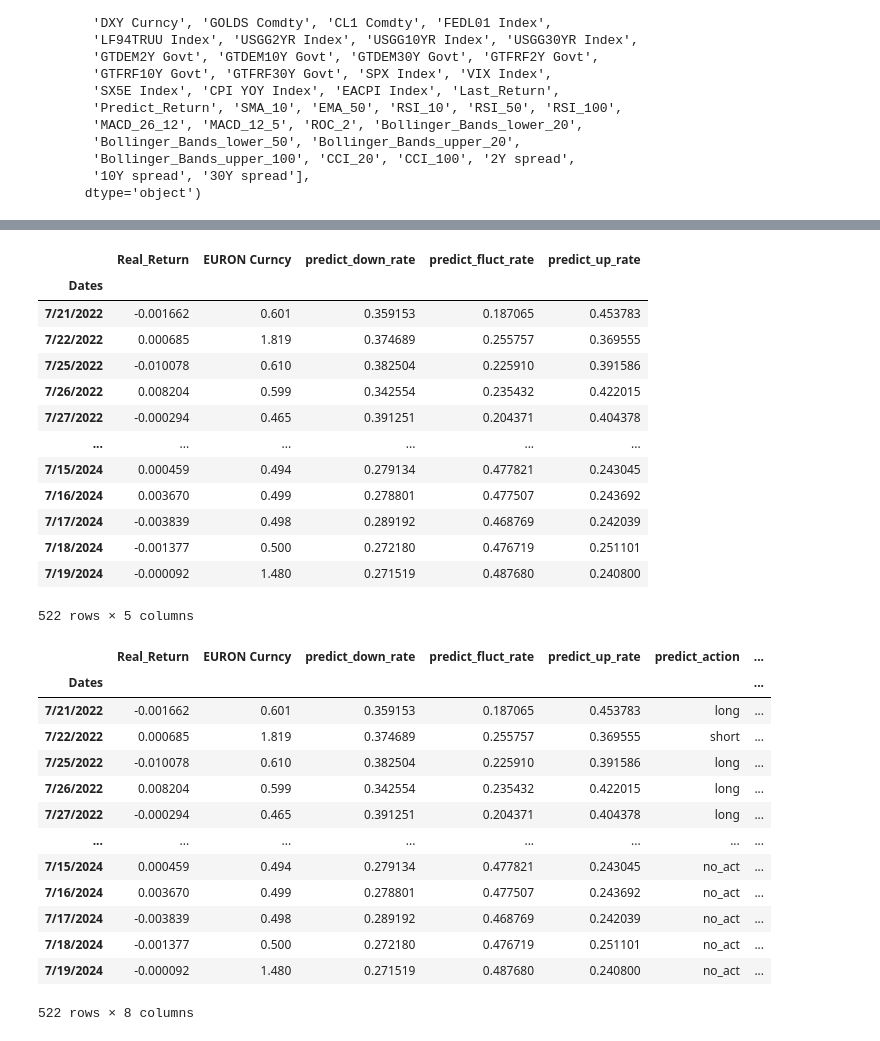
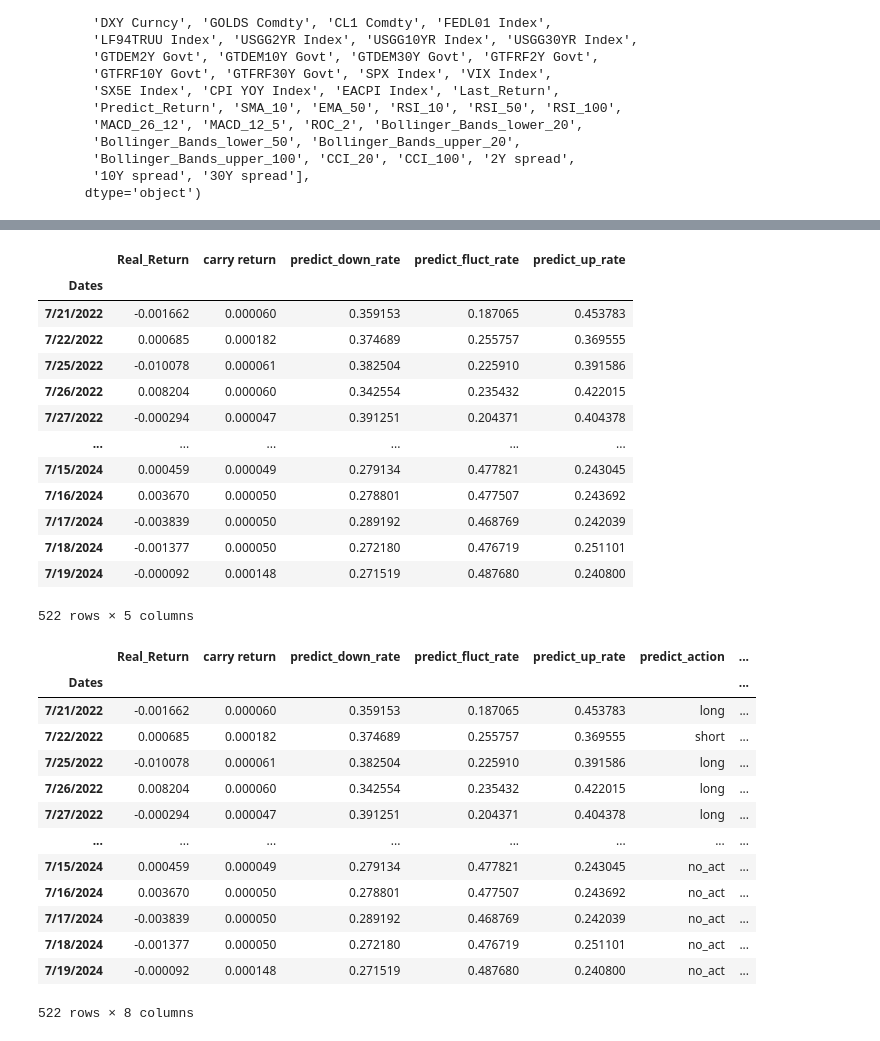
Before and after one commit to MeltonYu/EURUSD-LSTM-prediction, a Jupyter notebook: EURUSD_performance_Mix.ipynb, the cells around one changed output, grey strips where cells are left out. Saved outputs shown, nothing was run; the diff lists cells and outputs as text; code cells hidden in the pictures.

```diff
--- a/EURUSD_performance_Mix.ipynb
+++ b/EURUSD_performance_Mix.ipynb
@@ -138,7 +138,7 @@ print(len(real_results[real_results==2]))
 import time_net
 
 hyperparas = {'input_dim':x_train.shape[-1],'hidden_dim':32,'hidden_nums':2,'output_dim':3,'block_layer_nums':2, 'LSTM_layer_nums':1
-        , 'dropout_rate':0.5}
+        , 'dropout_rate':0.75}
 
 net_test = time_net.LSTM_Net(hyperparas=hyperparas)
 
@@ -234,4 +234,9 @@ Index(['Dates', 'PX_OPEN', 'PX_HIGH', 'PX_LOW', 'PX_LAST', 'EURUSDV1W Curncy',
 df_test.reset_index(inplace=True,drop=True)
 df_test_result = df_test.loc[(time_delta-1):,['Dates','Predict_Return','EURON Curncy']].copy()
 
+df_test_result.rename(columns={'EURON Curncy':'carry return'},inplace=True)
+df_test_result['carry return'] = df_test_result['carry return']/10000
+
 df_test_result.rename(columns={'Predict_Return':'Real_Return'},inplace=True)
+
+df_test_result
@@ -246,50 +265,50 @@ df_test_result.set_index("Dates",drop=True,inplace=True)
 
 df_test_result
 # %% [output]
-|  | Real_Return | EURON Curncy | predict_down_rate | predict_fluct_rate | predict_up_rate |
+|  | Real_Return | carry return | predict_down_rate | predict_fluct_rate | predict_up_rate |
 | Dates |  |  |  |  |  |
-| 7/21/2022 | -0.001662 | 0.601 | 0.359153 | 0.187065 | 0.453783 |
-| 7/22/2022 | 0.000685 | 1.819 | 0.374689 | 0.255757 | 0.369555 |
-| 7/25/2022 | -0.010078 | 0.610 | 0.382504 | 0.225910 | 0.391586 |
-| 7/26/2022 | 0.008204 | 0.599 | 0.342554 | 0.235432 | 0.422015 |
-| 7/27/2022 | -0.000294 | 0.465 | 0.391251 | 0.204371 | 0.404378 |
+| 7/21/2022 | -0.001662 | 0.000060 | 0.359153 | 0.187065 | 0.453783 |
+| 7/22/2022 | 0.000685 | 0.000182 | 0.374689 | 0.255757 | 0.369555 |
+| 7/25/2022 | -0.010078 | 0.000061 | 0.382504 | 0.225910 | 0.391586 |
+| 7/26/2022 | 0.008204 | 0.000060 | 0.342554 | 0.235432 | 0.422015 |
+| 7/27/2022 | -0.000294 | 0.000047 | 0.391251 | 0.204371 | 0.404378 |
 | ... | ... | ... | ... | ... | ... |
-| 7/15/2024 | 0.000459 | 0.494 | 0.279134 | 0.477821 | 0.243045 |
-| 7/16/2024 | 0.003670 | 0.499 | 0.278801 | 0.477507 | 0.243692 |
-| 7/17/2024 | -0.003839 | 0.498 | 0.289192 | 0.468769 | 0.242039 |
-| 7/18/2024 | -0.001377 | 0.500 | 0.272180 | 0.476719 | 0.251101 |
-| 7/19/2024 | -0.000092 | 1.480 | 0.271519 | 0.487680 | 0.240800 |
+| 7/15/2024 | 0.000459 | 0.000049 | 0.279134 | 0.477821 | 0.243045 |
+| 7/16/2024 | 0.003670 | 0.000050 | 0.278801 | 0.477507 | 0.243692 |
+| 7/17/2024 | -0.003839 | 0.000050 | 0.289192 | 0.468769 | 0.242039 |
+| 7/18/2024 | -0.001377 | 0.000050 | 0.272180 | 0.476719 | 0.251101 |
+| 7/19/2024 | -0.000092 | 0.000148 | 0.271519 | 0.487680 | 0.240800 |
 522 rows × 5 columns
 # %%
 # act just as predict result
 
 df_test_result["predict_action"] = np.where(predict_results.detach().numpy()==0,"short",
                                             np.where(predict_results.detach().numpy()==2,"long","no_act"))
 
 df_test_result["pnl_change"] = np.where(predict_results.detach().numpy()==2,
-                                        ((df_test_result["Real_Return"]+df_test_result['EURON Curncy']/10000)-2/10000)
+                                        ((df_test_result["Real_Return"]+df_test_result['carry return'])-2/10000)
                                         .to_numpy(),
                                         np.where(predict_results.detach().numpy()==0,
-                                                 (-((df_test_result["Real_Return"]+df_test_result['EURON Curncy']/10000)-2/10000)
+                                                 (-((df_test_result["Real_Return"]+df_test_result['carry return'])-2/10000)
                                                                                        .to_numpy()),0))
 
 df_test_result["pnl"] = df_test_result["pnl_change"].cumsum()
 
 df_test_result
 # %% [output]
-|  | Real_Return | EURON Curncy | predict_down_rate | predict_fluct_rate | predict_up_rate | predict_action | ... |
+|  | Real_Return | carry return | predict_down_rate | predict_fluct_rate | predict_up_rate | predict_action | ... |
 | Dates |  |  |  |  |  |  | ... |
-| 7/21/2022 | -0.001662 | 0.601 | 0.359153 | 0.187065 | 0.453783 | long | ... |
-| 7/22/2022 | 0.000685 | 1.819 | 0.374689 | 0.255757 | 0.369555 | short | ... |
-| 7/25/2022 | -0.010078 | 0.610 | 0.382504 | 0.225910 | 0.391586 | long | ... |
-| 7/26/2022 | 0.008204 | 0.599 | 0.342554 | 0.235432 | 0.422015 | long | ... |
-| 7/27/2022 | -0.000294 | 0.465 | 0.391251 | 0.204371 | 0.404378 | long | ... |
+| 7/21/2022 | -0.001662 | 0.000060 | 0.359153 | 0.187065 | 0.453783 | long | ... |
+| 7/22/2022 | 0.000685 | 0.000182 | 0.374689 | 0.255757 | 0.369555 | short | ... |
+| 7/25/2022 | -0.010078 | 0.000061 | 0.382504 | 0.225910 | 0.391586 | long | ... |
+| 7/26/2022 | 0.008204 | 0.000060 | 0.342554 | 0.235432 | 0.422015 | long | ... |
+| 7/27/2022 | -0.000294 | 0.000047 | 0.391251 | 0.204371 | 0.404378 | long | ... |
 | ... | ... | ... | ... | ... | ... | ... | ... |
-| 7/15/2024 | 0.000459 | 0.494 | 0.279134 | 0.477821 | 0.243045 | no_act | ... |
-| 7/16/2024 | 0.003670 | 0.499 | 0.278801 | 0.477507 | 0.243692 | no_act | ... |
-| 7/17/2024 | -0.003839 | 0.498 | 0.289192 | 0.468769 | 0.242039 | no_act | ... |
-| 7/18/2024 | -0.001377 | 0.500 | 0.272180 | 0.476719 | 0.251101 | no_act | ... |
-| 7/19/2024 | -0.000092 | 1.480 | 0.271519 | 0.487680 | 0.240800 | no_act | ... |
+| 7/15/2024 | 0.000459 | 0.000049 | 0.279134 | 0.477821 | 0.243045 | no_act | ... |
+| 7/16/2024 | 0.003670 | 0.000050 | 0.278801 | 0.477507 | 0.243692 | no_act | ... |
+| 7/17/2024 | -0.003839 | 0.000050 | 0.289192 | 0.468769 | 0.242039 | no_act | ... |
+| 7/18/2024 | -0.001377 | 0.000050 | 0.272180 | 0.476719 | 0.251101 | no_act | ... |
+| 7/19/2024 | -0.000092 | 0.000148 | 0.271519 | 0.487680 | 0.240800 | no_act | ... |
 522 rows × 8 columns
 # %%
 action_signal = (np.max(predict_raw_probability.detach().numpy(),axis=-1)>act_threshold_rate) & (
```
Also changed, not shown: parts of 8 cells of this notebook, 4 other files.
